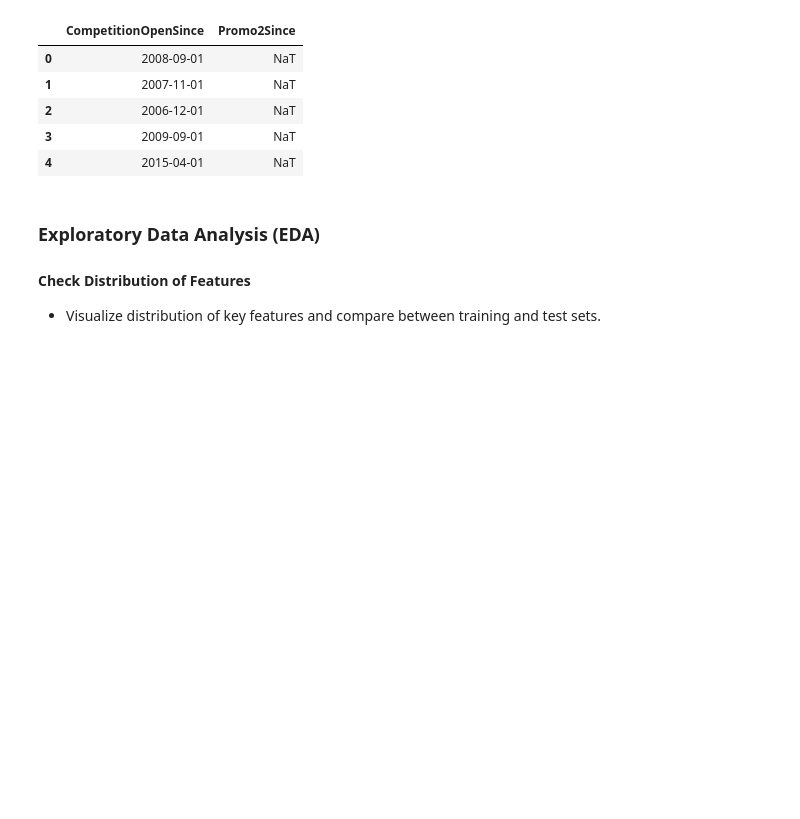
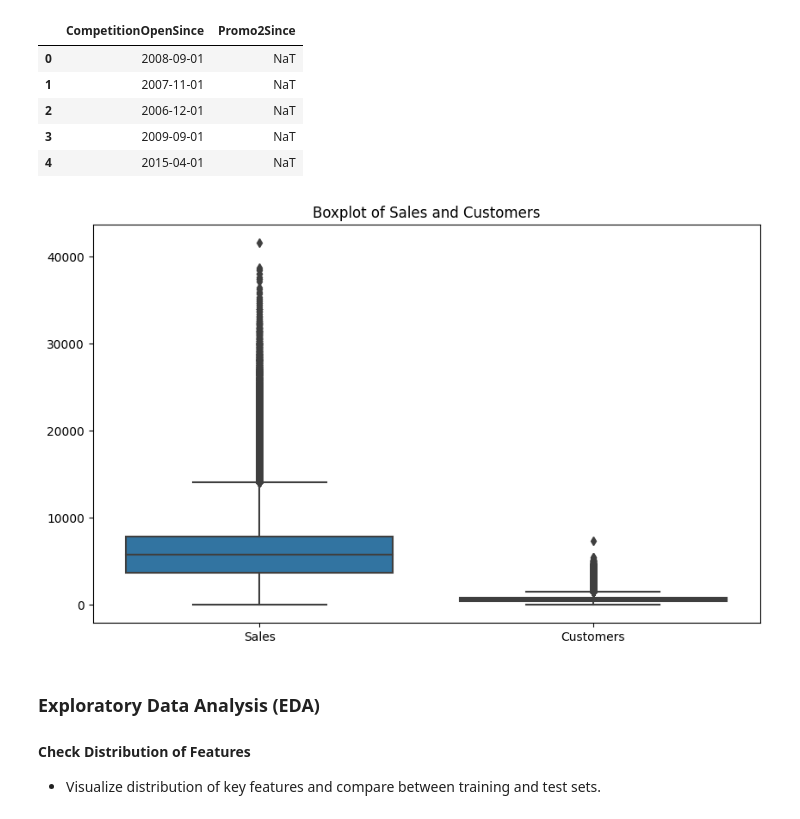
Before and after one commit to tedoaba/KAIM-W4, a Jupyter notebook: notebooks/kaim-week4-task-1.ipynb, the cells around one changed output. Saved outputs shown, nothing was run; the diff lists cells and outputs as text; code cells hidden in the pictures; blank space fills up the shorter version.

```diff
--- a/notebooks/kaim-week4-task-1.ipynb
+++ b/notebooks/kaim-week4-task-1.ipynb
@@ -33,6 +33,11 @@ warnings.filterwarnings("ignore")
 
 # Set up logger
 logging.basicConfig(filename="../logs/eda.log", level=logging.INFO)
+# %%
+# Load datasets
+train = pd.read_csv('../data/train.csv')
+test = pd.read_csv('../data/test.csv')
+store = pd.read_csv('../data/store.csv')
 # %% [markdown]
 ### **Load the Data**
 - Load the store datasets.
@@ -172,6 +177,14 @@ store_data[['CompetitionOpenSince', 'Promo2Since']].head()
 | 2 | 2006-12-01 | NaT |
 | 3 | 2009-09-01 | NaT |
 | 4 | 2015-04-01 | NaT |
+# %%
+# Visualize outliers in sales and customer count
+plt.figure(figsize=(10, 6))
+sns.boxplot(data=train[['Sales', 'Customers']])
+plt.title("Boxplot of Sales and Customers")
+plt.show()
+# %% [output]
+[figure, added]
 # %% [markdown]
 ### **Exploratory Data Analysis (EDA)**
 
```
Also changed, not shown: parts of 10 cells of this notebook.
